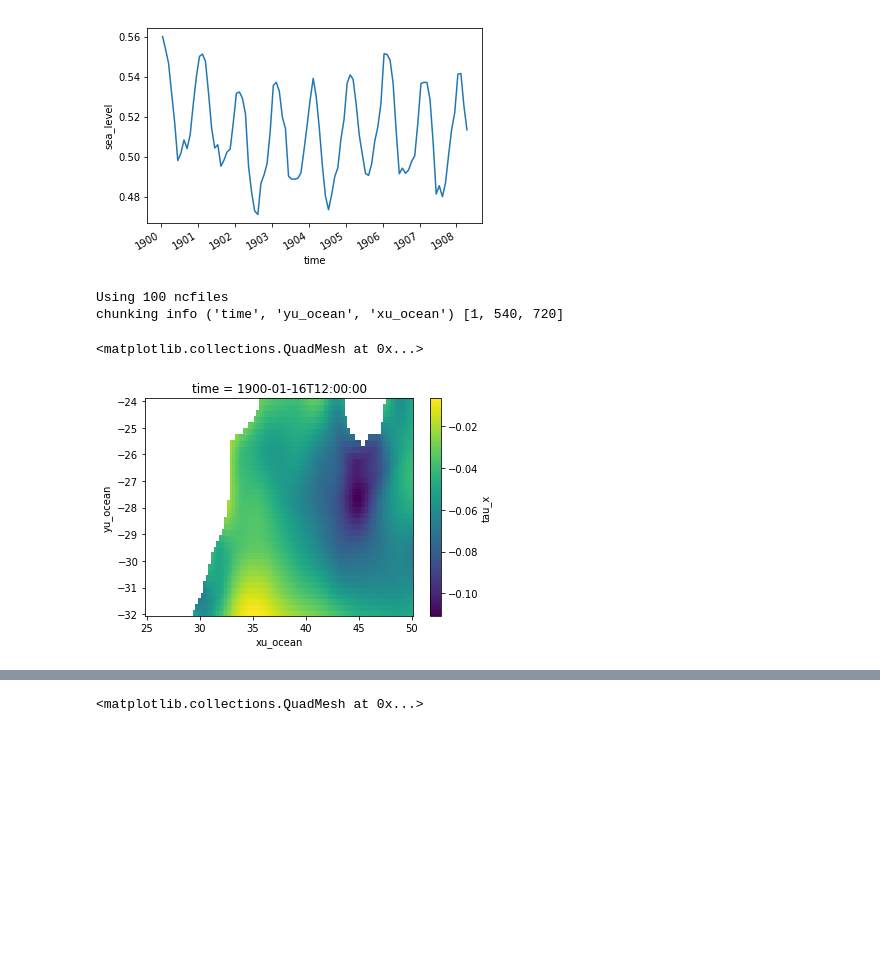
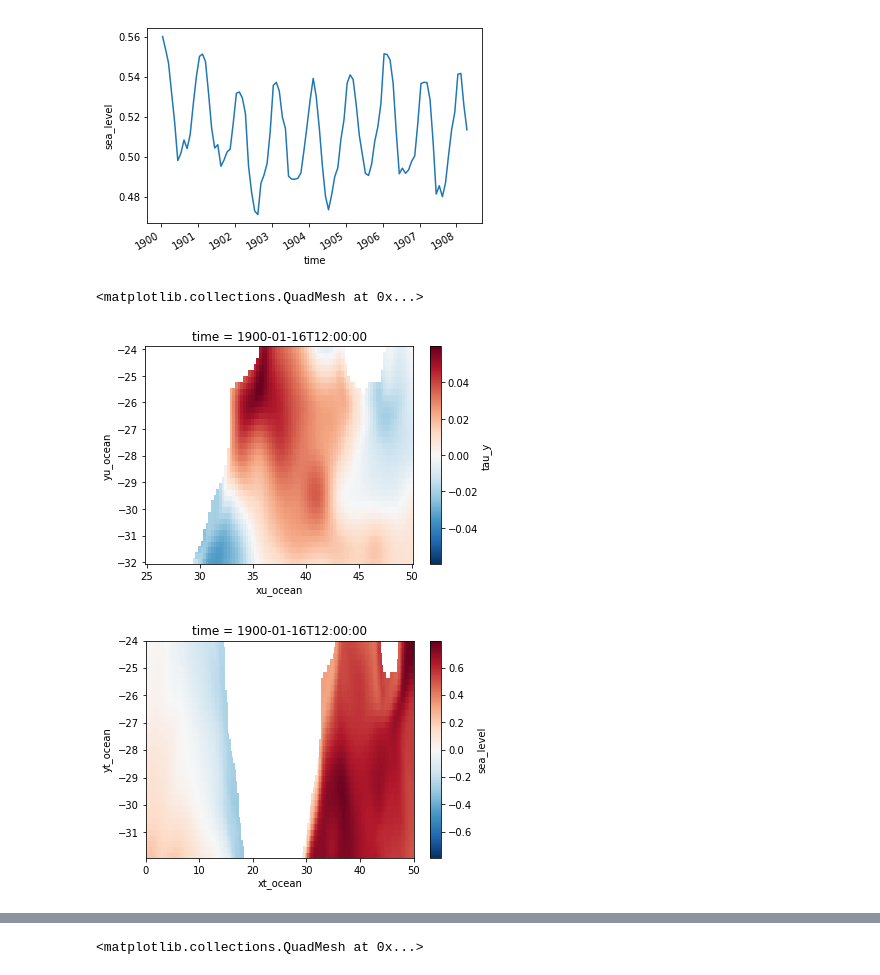
Before and after one commit to AaronLang/my_honours_project, a Jupyter notebook: Times Series of Agulhas.ipynb, the cells around one changed output, grey strips where cells are left out. Cells and saved outputs as stored; diff of their text form; code cells hidden in the pictures; blank space fills up the shorter version.

Commit message:
added plotting function

```diff
--- a/Times Series of Agulhas.ipynb
+++ b/Times Series of Agulhas.ipynb
@@ -72,10 +66,28 @@ sea_level.isel(time=slice(0,100,None)).sel(xt_ocean=slice(25,50,None),
 [<matplotlib.lines.Line2D at 0x...>]
 [figure]
 # %%
-tau_x=get_nc_variable(expt,'ocean_month.nc','tau_x', time_units='days since 1900-01-01')
-tau_x.isel(time=0).sel(xu_ocean=slice(25,50,None),yu_ocean=slice(-32,-24,None)).plot()
+tau_y.isel(time=0).sel(xu_ocean=slice(25,50,None),yu_ocean=slice(-32,-24,None)).plot()
 # %% [output]
-Using 100 ncfiles
-chunking info ('time', 'yu_ocean', 'xu_ocean') [1, 540, 720]
+<matplotlib.collections.QuadMesh at 0x...>
-<matplotlib.collections.QuadMesh at 0x...>
-[figure, old version]
+[figure, new version]
+# %%
+def plot_variable(variable, xmin=25, xmax=50):
+
+    data = get_nc_variable(expt,'ocean_month.nc', variable, time_units='days since 1900-01-01')
+    data = data.isel(time=0)
+
+    if 'xt_ocean' in data.coords:
+        data = data.sel(xt_ocean=slice(xmin,xmax,None) )
+    else: # must be yu_ocean
+        data = data.sel(xu_ocean=slice(xmin,xmax,None) )
+
+    if 'yt_ocean' in data.coords:
+        data = data.sel(yt_ocean=slice(-32,-24,None))
+    else: # must be yu_ocean
+        data = data.sel(yu_ocean=slice(-32,-24,None))
+
+    data.plot()
+# %%
+plot_variable('sea_level', xmin=0, xmax =50)
+# %% [output]
+[figure, added]
```
Also changed, not shown: parts of 4 cells of this notebook.
